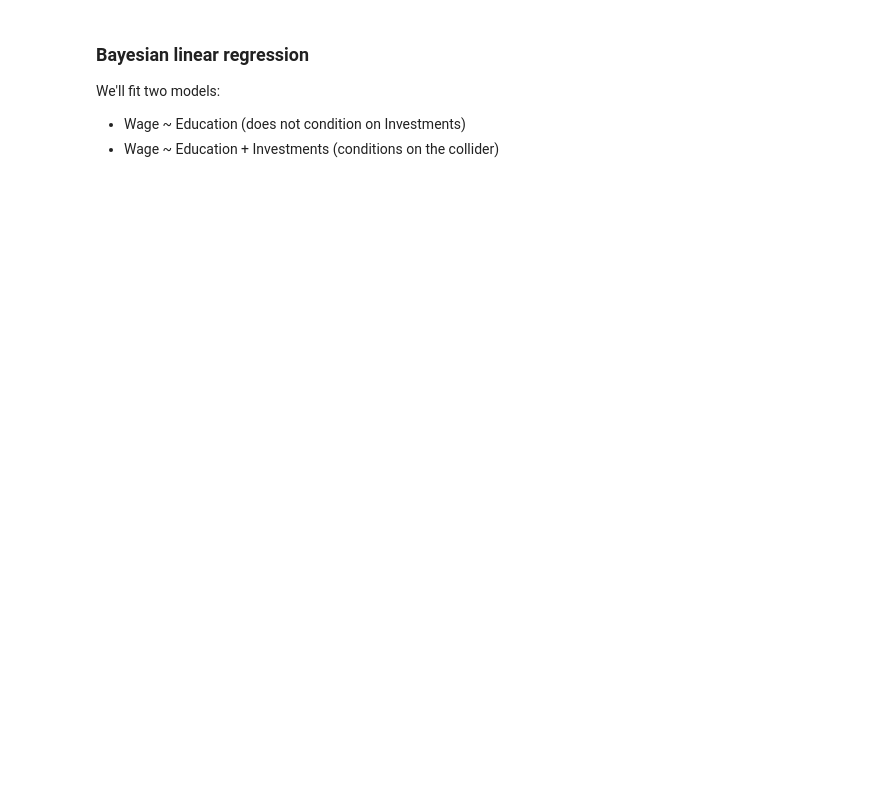
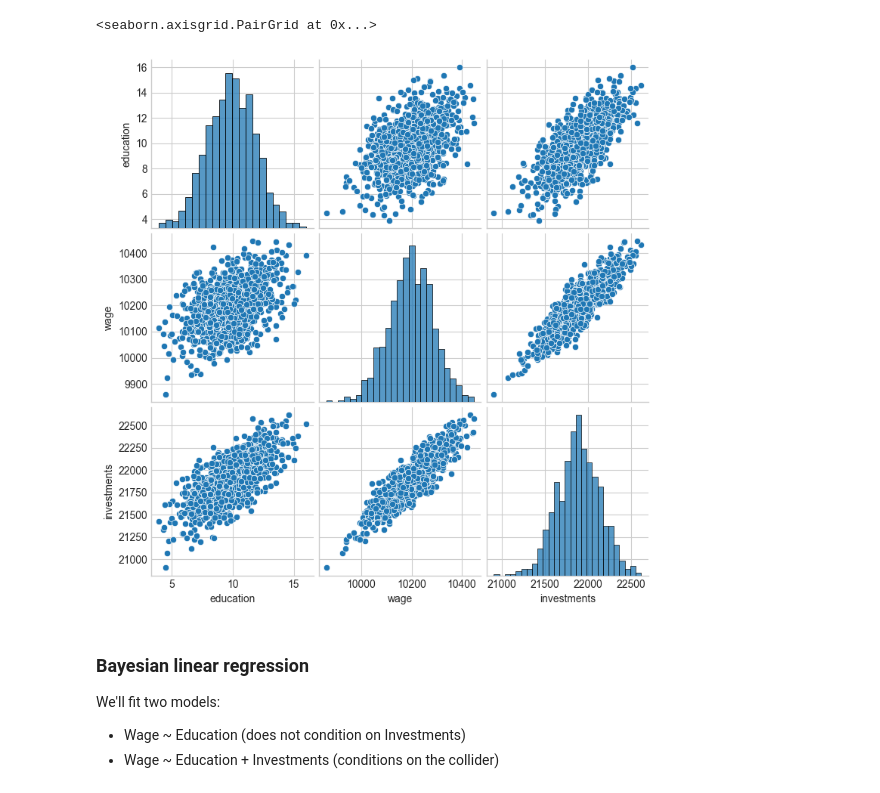
Before and after one commit to emilioMaddalena/causal-inference-studies, a Jupyter notebook: material/notebooks/education_wage_investments.ipynb, the cells around one changed output. Drawn from its saved outputs; the diff is of its cells as text; code cells hidden in the pictures; blank space fills up the shorter version.

```diff
--- a/material/notebooks/education_wage_investments.ipynb
+++ b/material/notebooks/education_wage_investments.ipynb
@@ -72,15 +55,27 @@ def investments_ground_truth(education, wage):
 # %%
-n_samples = 200
+n_samples = 1000
+TRUE_CAUSAL_EFFECT = 20.0
+
+def wages_ground_truth(education):
+    return 10000 + TRUE_CAUSAL_EFFECT * education + np.random.normal(0, 80, education.shape)
+
+def investments_ground_truth(education, wage):
+    return 1000 + 50 * education + 2 * wage + np.random.normal(0, 80, education.shape)
 
 education = np.random.normal(loc=10, scale=2, size=n_samples)
 wages = wages_ground_truth(education)
 investments = investments_ground_truth(education, wages)
 
 data = pd.DataFrame({
     'education': education,
     'wage': wages,
     'investments': investments
 })
+
+sns.pairplot(data)
+# %% [output]
+<seaborn.axisgrid.PairGrid at 0x...>
+[figure, added]
 # %% [markdown]
 ### Bayesian linear regression
 
```
Also changed, not shown: parts of 9 cells of this notebook.
